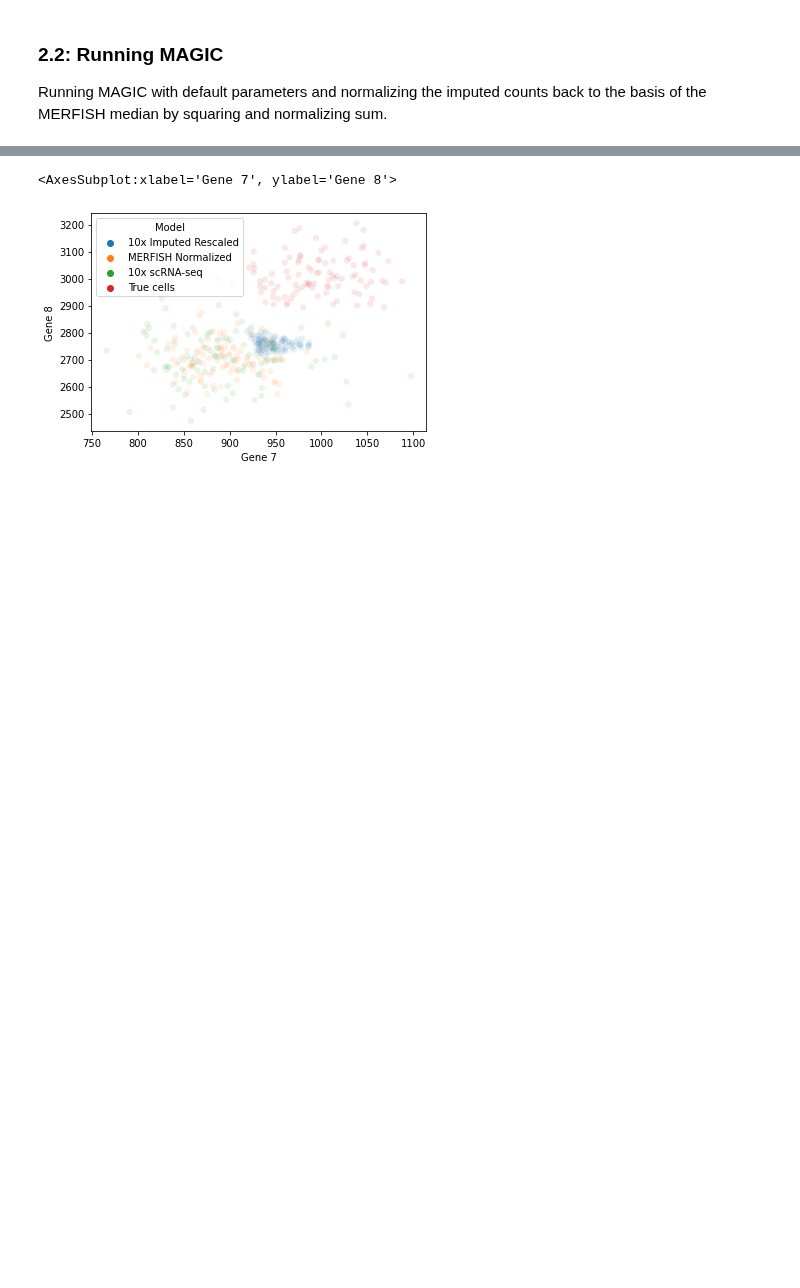
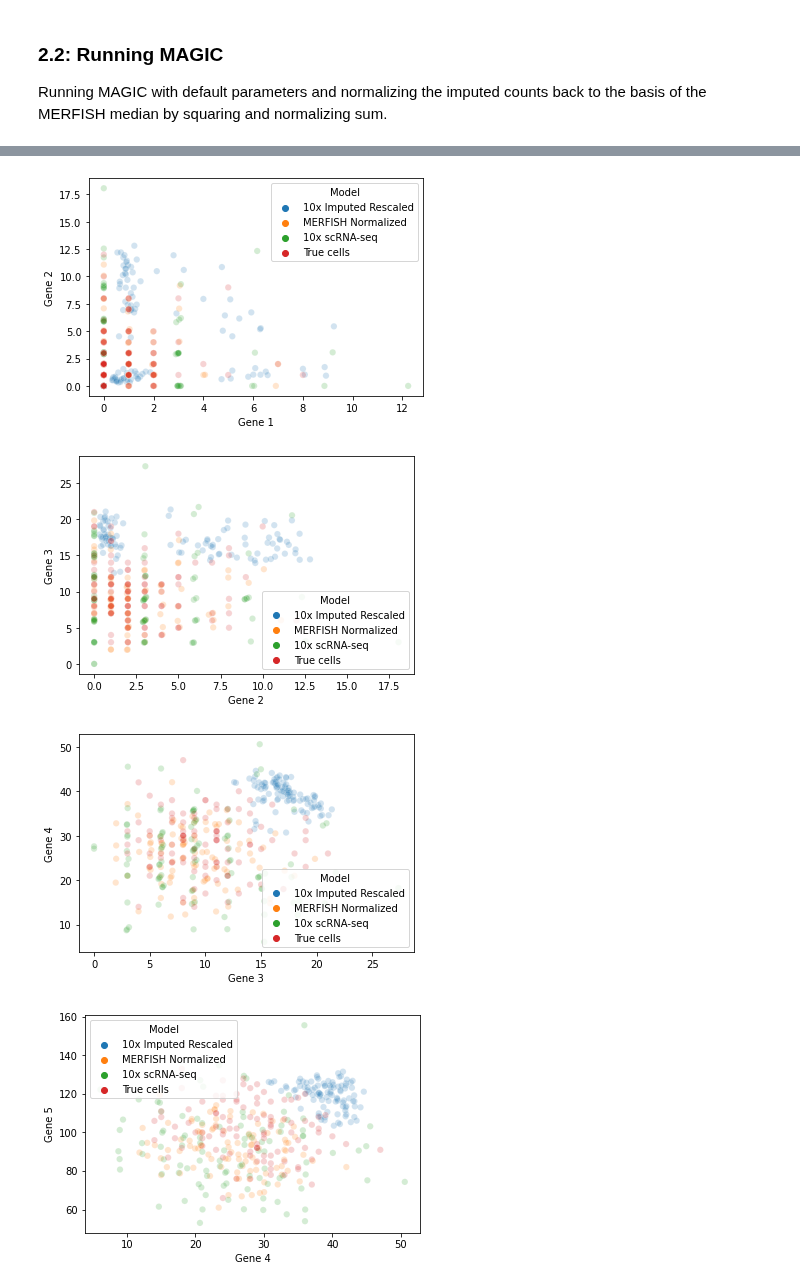
Before and after one commit to saulvegasauceda/blog, a Jupyter notebook: _sources/notebooks.ipynb, the cells around one changed output, grey strips where cells are left out. Cells and saved outputs as stored; diff of their text form; code cells hidden in the pictures; blank space fills up the shorter version.

```diff
--- a/_sources/notebooks.ipynb
+++ b/_sources/notebooks.ipynb
@@ -22,4 +20,6 @@ from scipy.stats import nbinom
 # %%
+# Functions
+seed(1738)
 def create_synthetic_cells(rna_species_char, p, number_cells=100):
     '''
     Inputs
@@ -39,6 +39,8 @@ def create_synthetic_cells(rna_species_char, p, number_cells=100):
     df = pd.DataFrame([dist.rvs(number_cells) for dist in cell_generator]).T
     df = df.set_axis([f"Gene {g + 1}" for g in range(len(df.columns))], axis=1, inplace=False)
     return df
+
+sim_capture = lambda x, p: sum(choices([0, 1], weights=[1-p, p])[0] for _ in range(x))
 
 def artificially_sample_cells(true_cells_df, capture_rate):
     '''
@@ -132,5 +134,9 @@ tenx_original_synth.head(5)
 #### Plotting data:
 # %%
 before_imputation = pd.concat([synth_cells, merfish_original_synth, tenx_original_synth], ignore_index=True)
-sns.kdeplot(data=before_imputation, x="Gene 1", y ="Gene 2", hue="Model", alpha=0.2, fill=True)
+genes = before_imputation.columns[:-1]
+
+for i in range(5):
+    plt.figure() #this creates a new figure on which your plot will appear
+    sns.kdeplot(data=before_imputation, x=genes[i], y =genes[i+1], hue="Model", alpha=0.2, fill=True)
 # %% [output]
@@ -211,0 +215,4 @@ after_imputation = pd.concat([imputed_rescaled_df,merfish_df, tenx_norm_df, synt
+# %%
+for i in range(5):
+    plt.figure() #this creates a new figure on which your plot will appear
+    sns.kdeplot(data=after_imputation, x=genes[i], y =genes[i+1], hue="Model", alpha=0.4, fill=True)
@@ -212,5 +225,9 @@ after_imputation = pd.concat([imputed_rescaled_df,merfish_df, tenx_norm_df, synt
 # %%
-sns.scatterplot(data=after_imputation, x="Gene 7", y ="Gene 8", hue="Model", alpha=0.1, s=40)
+for i in range(5):
+    plt.figure() #this creates a new figure on which your plot will appear
+    sns.scatterplot(data=after_imputation, x=genes[i], y =genes[i+1], hue="Model", alpha=0.2, s=40)
 # %% [output]
-<AxesSubplot:xlabel='Gene 7', ylabel='Gene 8'>
-[figure, old version]
+[figure, new version]
+[figure, added]
+[figure, added]
+[figure, added]
```
Also changed, not shown: parts of 24 cells of this notebook, 21 other files.
